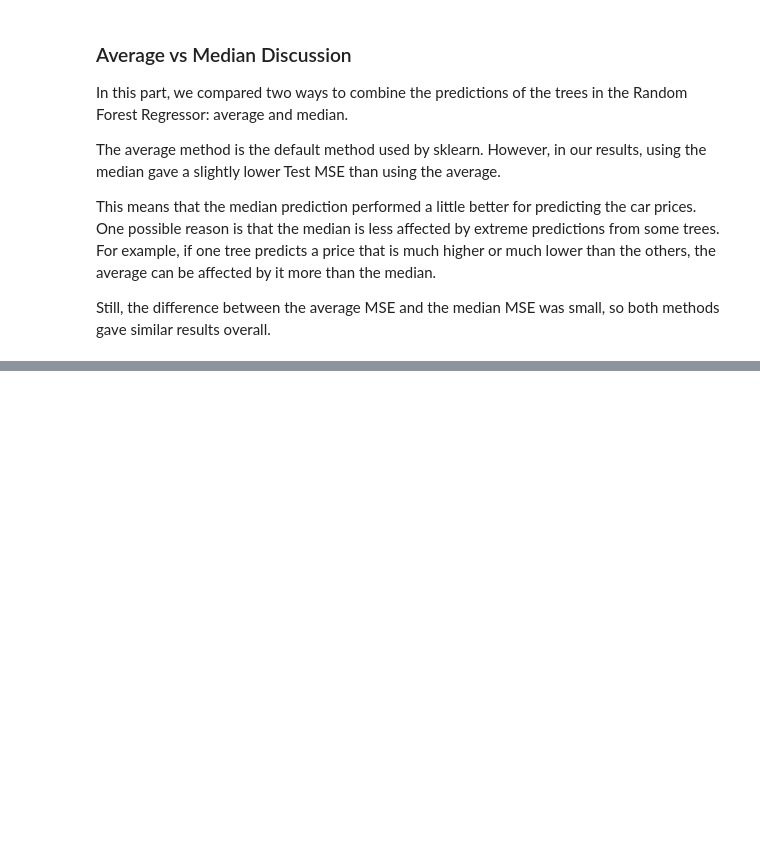
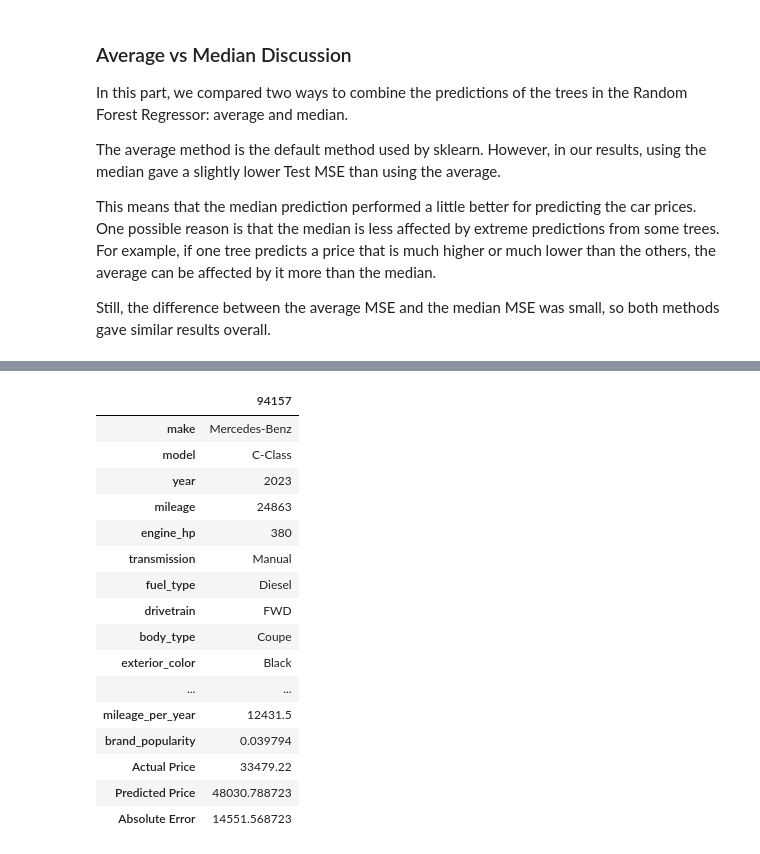
Before and after one commit to malak-re3/MACHINE-LEARNING-EX1, a Jupyter notebook: assignment1 (2).ipynb, the cells around one changed output, grey strips where cells are left out. Saved outputs shown, nothing was run; the diff lists cells and outputs as text; code cells hidden in the pictures; blank space fills up the shorter version.

```diff
--- a/assignment1 (2).ipynb
+++ b/assignment1 (2).ipynb
@@ -1554,0 +1604,16 @@ Still, the difference between the average MSE and the median MSE was small, so b
+# %%
+# -----------------------------
+# Failure Analysis
+# -----------------------------
+
+test_predictions = sklearn_rf_regressor.predict(X_test_encoded)
+
+failure_df = X_test.copy()
+failure_df["Actual Price"] = y_test_reg.values
+failure_df["Predicted Price"] = test_predictions
+failure_df["Absolute Error"] = np.abs(failure_df["Actual Price"] - failure_df["Predicted Price"])
+
+# Vehicle with the largest prediction error
+worst_case = failure_df.sort_values(by="Absolute Error", ascending=False).head(1)
+
+worst_case
@@ -1554,0 +1624,20 @@ Still, the difference between the average MSE and the median MSE was small, so b
+# %%
+worst_case.T
+# %% [output]
+|  | 94157 |
+| make | Mercedes-Benz |
+| model | C-Class |
+| year | 2023 |
+| mileage | 24863 |
+| engine_hp | 380 |
+| transmission | Manual |
+| fuel_type | Diesel |
+| drivetrain | FWD |
+| body_type | Coupe |
+| exterior_color | Black |
+| ... | ... |
+| mileage_per_year | 12431.5 |
+| brand_popularity | 0.039794 |
+| Actual Price | 33479.22 |
+| Predicted Price | 48030.788723 |
+| Absolute Error | 14551.568723 |
```
Also changed, not shown: parts of 9 cells of this notebook.
